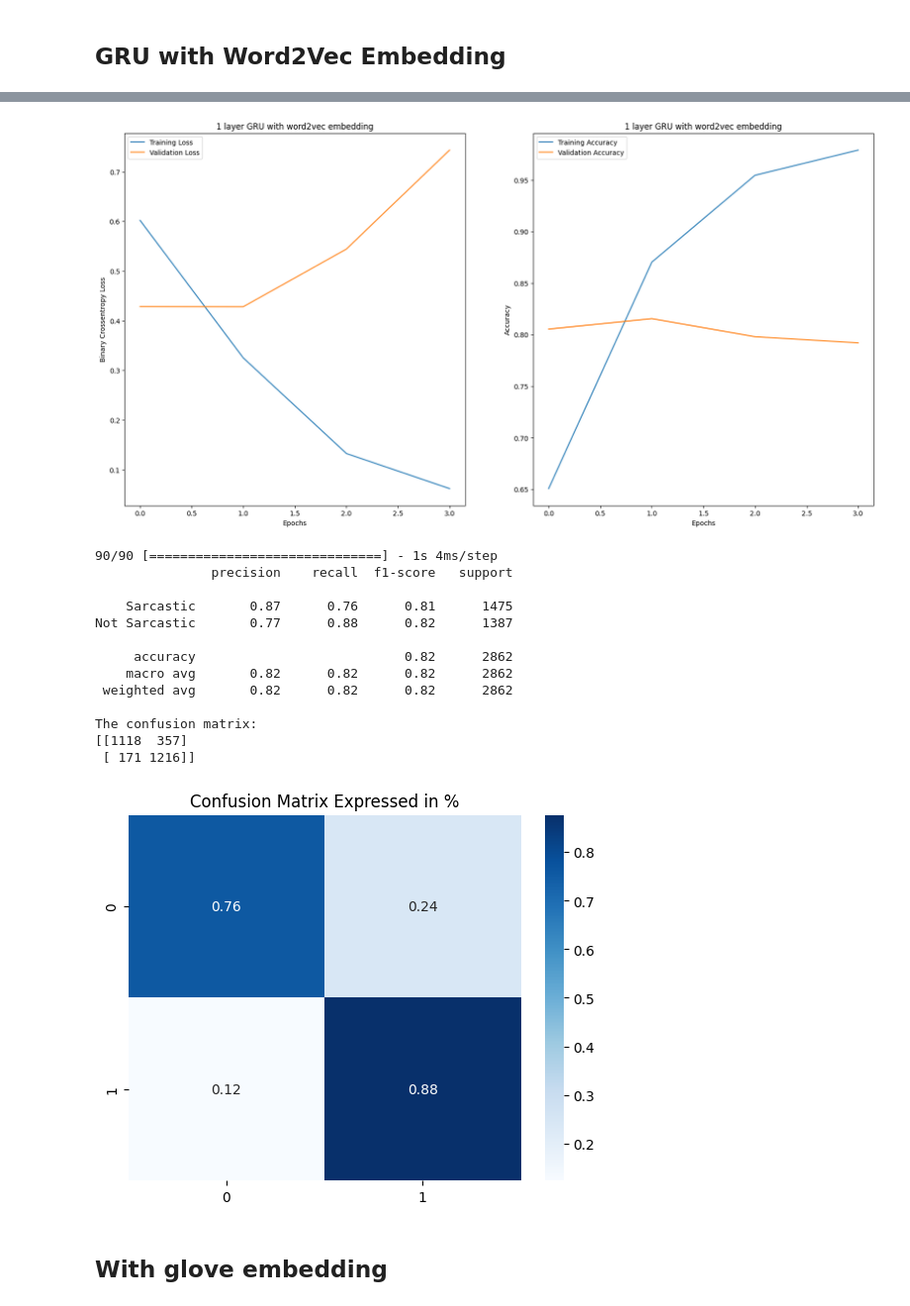
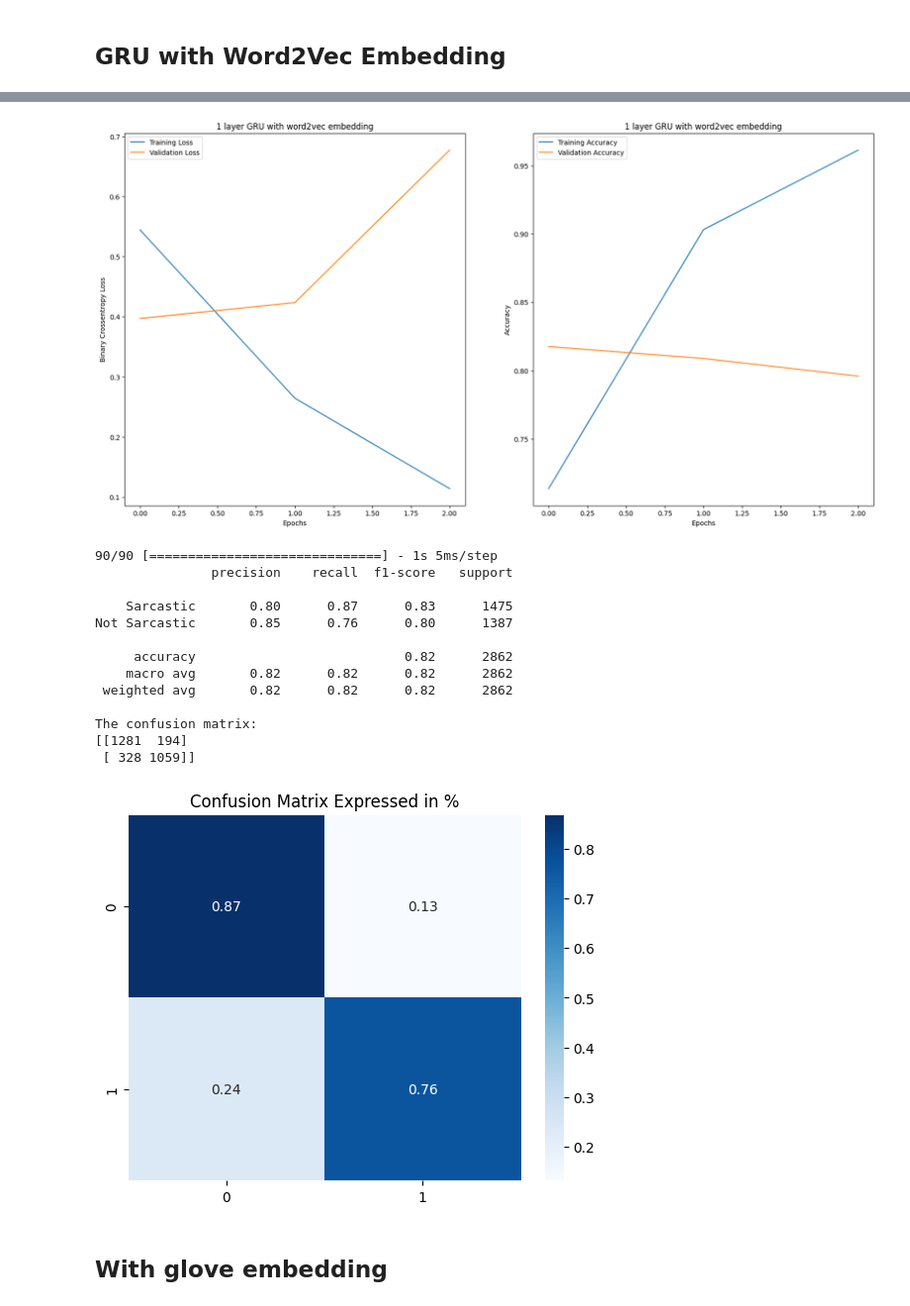
Before and after one commit to bodinestubbe/ML_2024, a Jupyter notebook: GRU_processed.ipynb, the cells around one changed output, grey strips where cells are left out. Shown at 99% size. Saved outputs shown, nothing was run; the diff lists cells and outputs as text; code cells hidden in the pictures.

```diff
--- a/GRU_processed.ipynb
+++ b/GRU_processed.ipynb
@@ -281,9 +362,15 @@ for word, i in tokenizer.word_index.items():
 # %%
-model = Sequential()
-model.add(Embedding(input_dim = vocab_size, output_dim = output_dimension, input_length = max_length, weights= [embedding_matrix]))
-model.add(GRU(32))
-model.add(Dropout(0.5))
-model.add(Dense(64, activation = "relu"))
-model.add(Dropout(0.5))
-model.add(Dense(1, activation = "sigmoid"))
-model.summary()
+
+
+output_dimension = 100
+def buildModel2(hp):
+    model = Sequential()
+    model.add(Embedding(input_dim = vocab_size, output_dim = output_dimension, input_length = max_length, weights=[embedding_matrix]))
+    model.add((GRU(hp.Choice('units1', [32,64,128]))))
+    model.add(Dropout(hp.Choice('rate1', [0.3,0.5, 0.7])))
+    model.add(Dense(hp.Choice('units2', [8, 16, 32]), activation = "relu"))
+    model.add(Dropout(hp.Choice('rate2', [0.3,0.5, 0.7])))
+    model.add(Dense(1, activation = "sigmoid"))
+    model.summary()
+    model.compile(loss = 'binary_crossentropy', optimizer = 'adam', metrics = ['accuracy'])
+    return model
@@ -315,3 +384,6 @@ early_stopping = EarlyStopping(
     mode='min',  # The direction is better when the quantity monitored has stopped decreasing
     restore_best_weights=True  # Whether to restore model weights from the epoch with the best value of the monitored quantity
 )
+# %%
+tuner = kt.RandomSearch(buildModel2, objective= 'val_loss', seed = 8, max_trials=10, directory= 'C:/projects', project_name = 'model_2')
+tuner.search(X_train, y_train, epochs = 20, batch_size = 32, validation_data = (X_val, y_val), callbacks = [early_stopping])
@@ -317,0 +396,3 @@ early_stopping = EarlyStopping(
+# %%
+best_hp2 = tuner.get_best_hyperparameters()[0]
+best_model_2 = tuner.hypermodel.build(best_hp2)
@@ -318,3 +417,3 @@ early_stopping = EarlyStopping(
 # %%
-history = model.fit(X_train, y_train, epochs = 5, batch_size = 64, validation_data=(X_val, y_val),callbacks = early_stopping)
+history2 = best_model_2.fit(X_train, y_train, epochs = 20, batch_size = 32, validation_data=(X_val, y_val),callbacks = early_stopping)
 # %% [output]
@@ -330,24 +427,24 @@ Epoch 4: early stopping
 # %%
-plotCurves(history, "1 layer GRU with word2vec embedding")
+plotCurves(history2, "1 layer GRU with word2vec embedding")
 # %% [output]
-[figure, old version]
+[figure, new version]
 # %%
-printModelStats(model, X_val, y_val)
+printModelStats(best_model_2, X_val, y_val)
 # %% [output]
-90/90 [==============================] - 1s 4ms/step
+90/90 [==============================] - 1s 5ms/step
                precision    recall  f1-score   support
 
-    Sarcastic       0.87      0.76      0.81      1475
-Not Sarcastic       0.77      0.88      0.82      1387
+    Sarcastic       0.80      0.87      0.83      1475
+Not Sarcastic       0.85      0.76      0.80      1387
 
      accuracy                           0.82      2862
     macro avg       0.82      0.82      0.82      2862
  weighted avg       0.82      0.82      0.82      2862
 
 The confusion matrix:
-[[1118  357]
- [ 171 1216]]
+[[1281  194]
+ [ 328 1059]]
-[figure, old version]
+[figure, new version]
 # %% [markdown]
 ## With glove embedding
 # %%
```
Also changed, not shown: parts of 24 cells of this notebook, 1 other file.
